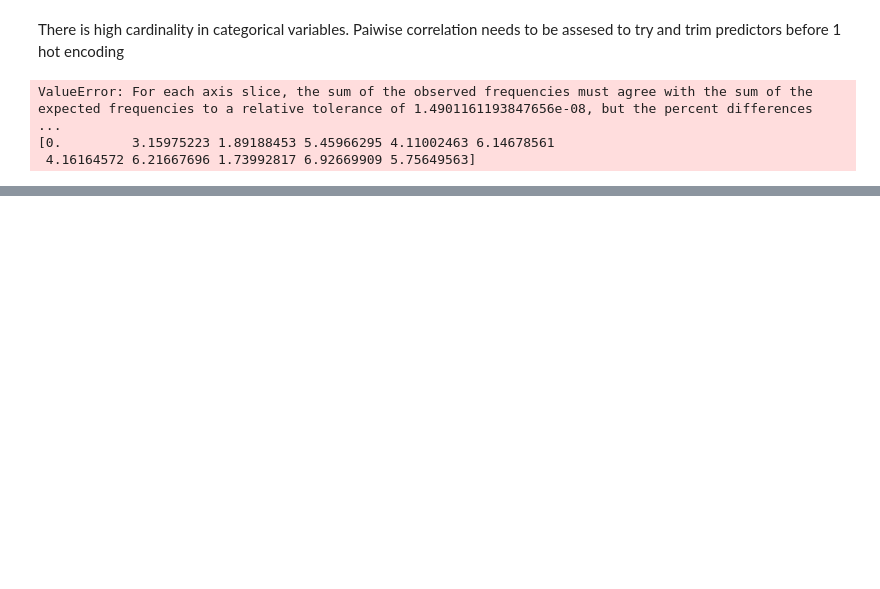
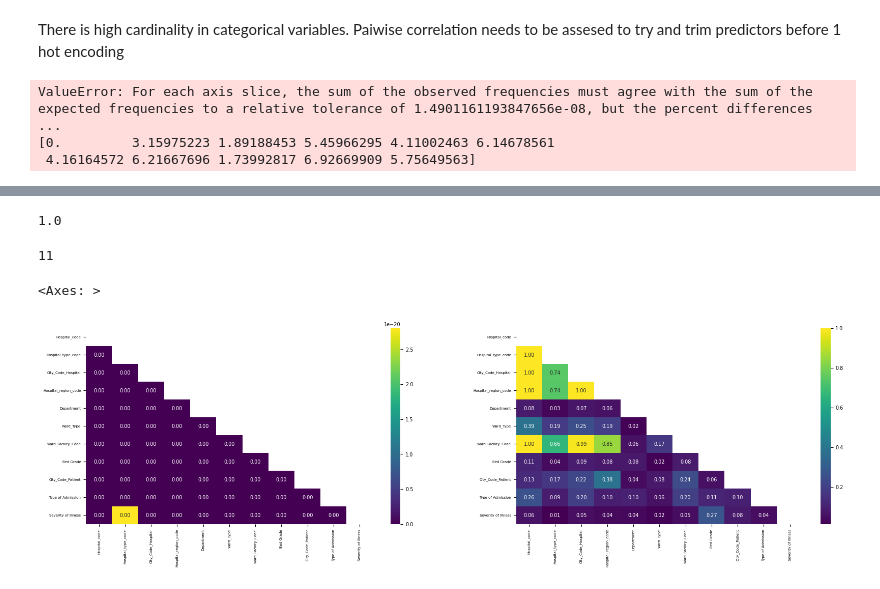
Before and after one commit to JTPiingtoh/healthcare_data_predict_stay, a Jupyter notebook: explore_better.ipynb, the cells around one changed output, grey strips where cells are left out. Cells and saved outputs as stored; diff of their text form; code cells hidden in the pictures; blank space fills up the shorter version.

Commit message:
found associations in categoric variables

```diff
--- a/explore_better.ipynb
+++ b/explore_better.ipynb
@@ -130,6 +148,3 @@ pd.DataFrame([chisquare(f_obs=df_train_cat[x].values, f_exp=df_train_cat.values.
 ValueError: For each axis slice, the sum of the observed frequencies must agree with the sum of the expected frequencies to a relative tolerance of 1.4901161193847656e-08, but the percent differences  ...
 [0.         3.15975223 1.89188453 5.45966295 4.11002463 6.14678561
  4.16164572 6.21667696 1.73992817 6.92669909 5.75649563]
-# %%
-df=pd.DataFrame({'a':['a','a','c'],'c':['a','a','c'],'d':['a','b','c']})
-df
@@ -141,7 +150,0 @@ df
-# %%
-df=df.apply(lambda x : pd.factorize(x)[0])+1
-df
-
-print(df.values.T)
-
-pd.DataFrame([chisquare(df[x].values,f_exp=df.values.T,axis=1)[0] for x in df])
@@ -162,0 +185,8 @@ print(df.values.T)
+# %%
+scs.contingency.association(tab)
+# %% [output]
+1.0
+# %%
+len(categorical_columns)
+# %% [output]
+11
@@ -162,0 +252,13 @@ print(df.values.T)
+# %%
+result_chi = pd.DataFrame(chi2_of_cols(df_train_cat, categorical_columns), columns=df_train_cat.columns, index=df_train_cat.columns)
+result_cram = pd.DataFrame(cramV_of_cols(df_train_cat, categorical_columns), columns=df_train_cat.columns, index=df_train_cat.columns)
+# %%
+mask = np.triu(np.ones_like(result_cram, dtype=bool))
+
+fig, ax = plt.subplots(1,2, figsize=(20,5))
+plt.rcParams.update({'font.size': 7})
+heatmap(ax=ax[0], data=result_chi, mask=mask, annot=True, fmt=".2f", cmap = 'viridis')
+heatmap(ax=ax[1], data=result_cram, mask=mask, annot=True, fmt=".2f", cmap = 'viridis')
+# %% [output]
+<Axes: >
+[figure, added]
```
Also changed, not shown: parts of 13 cells of this notebook.
